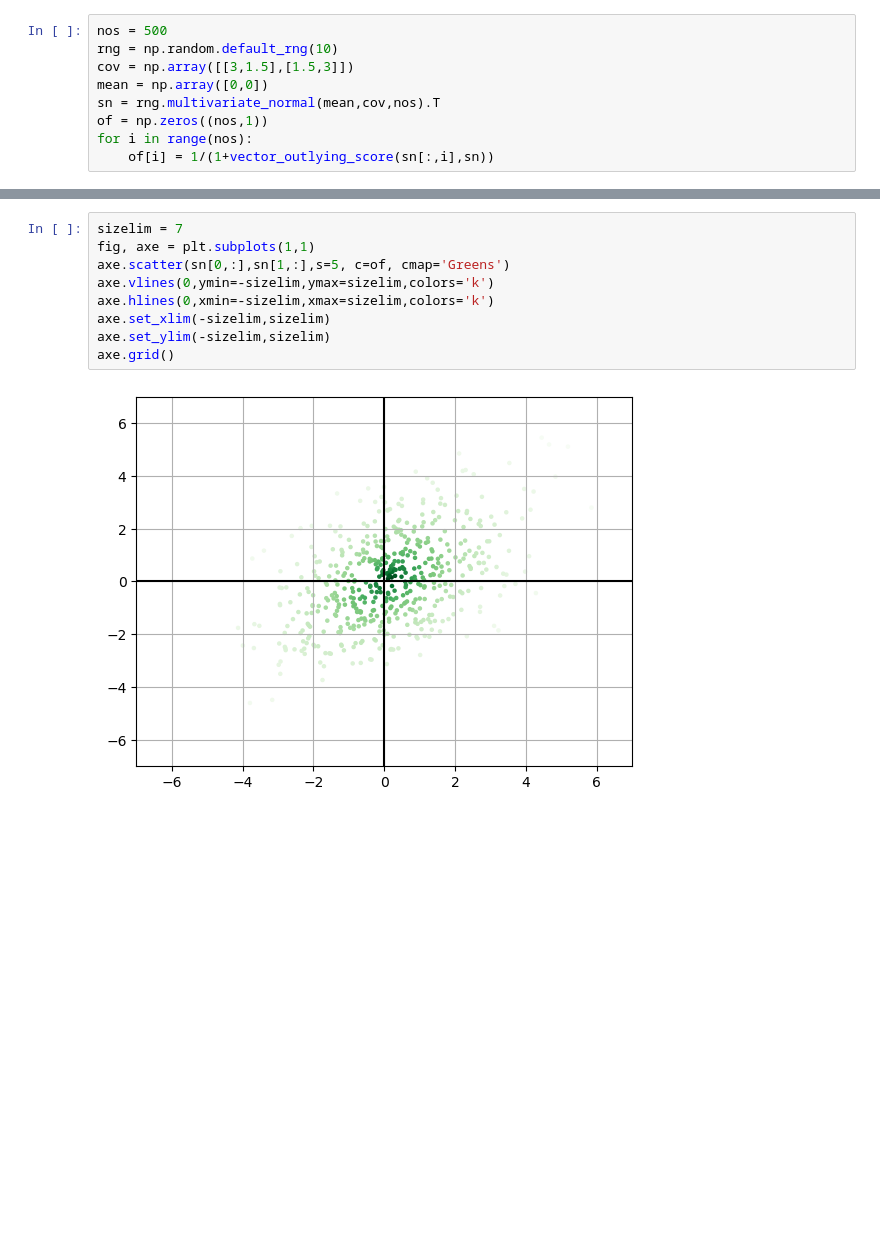
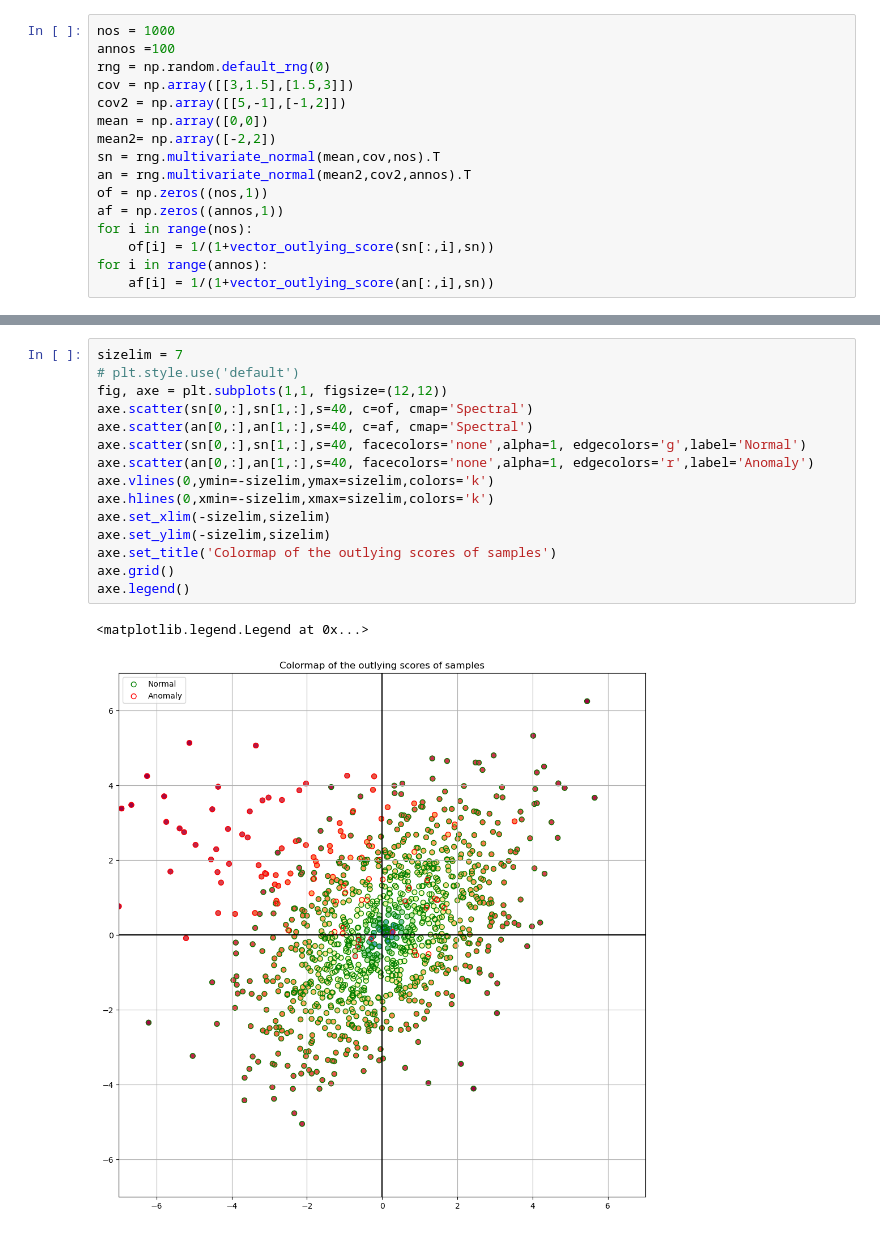
Before and after one commit to indibi/TensorAnomalyDetection, a Jupyter notebook: testbench/NYTaxiData.ipynb, the cells around one changed output, grey strips where cells are left out. Cells and saved outputs as stored; diff of their text form; blank space fills up the shorter version.

```diff
--- a/testbench/NYTaxiData.ipynb
+++ b/testbench/NYTaxiData.ipynb
@@ -28,9 +15,16 @@ import numpy as np
 # %%
-nos = 500
-rng = np.random.default_rng(10)
+nos = 1000
+annos =100
+rng = np.random.default_rng(0)
 cov = np.array([[3,1.5],[1.5,3]])
+cov2 = np.array([[5,-1],[-1,2]])
 mean = np.array([0,0])
+mean2= np.array([-2,2])
 sn = rng.multivariate_normal(mean,cov,nos).T
+an = rng.multivariate_normal(mean2,cov2,annos).T
 of = np.zeros((nos,1))
+af = np.zeros((annos,1))
 for i in range(nos):
     of[i] = 1/(1+vector_outlying_score(sn[:,i],sn))
+for i in range(annos):
+    af[i] = 1/(1+vector_outlying_score(an[:,i],sn))
@@ -37,11 +51,18 @@ for i in range(nos):
 # %%
 sizelim = 7
-fig, axe = plt.subplots(1,1)
-axe.scatter(sn[0,:],sn[1,:],s=5, c=of, cmap='Greens')
+# plt.style.use('default')
+fig, axe = plt.subplots(1,1, figsize=(12,12))
+axe.scatter(sn[0,:],sn[1,:],s=40, c=of, cmap='Spectral')
+axe.scatter(an[0,:],an[1,:],s=40, c=af, cmap='Spectral')
+axe.scatter(sn[0,:],sn[1,:],s=40, facecolors='none',alpha=1, edgecolors='g',label='Normal')
+axe.scatter(an[0,:],an[1,:],s=40, facecolors='none',alpha=1, edgecolors='r',label='Anomaly')
 axe.vlines(0,ymin=-sizelim,ymax=sizelim,colors='k')
 axe.hlines(0,xmin=-sizelim,xmax=sizelim,colors='k')
 axe.set_xlim(-sizelim,sizelim)
 axe.set_ylim(-sizelim,sizelim)
+axe.set_title('Colormap of the outlying scores of samples')
 axe.grid()
+axe.legend()
 # %% [output]
+<matplotlib.legend.Legend at 0x...>
-[figure, old version]
+[figure, new version]
```
Also changed, not shown: parts of 20 cells of this notebook, 11 other files.
